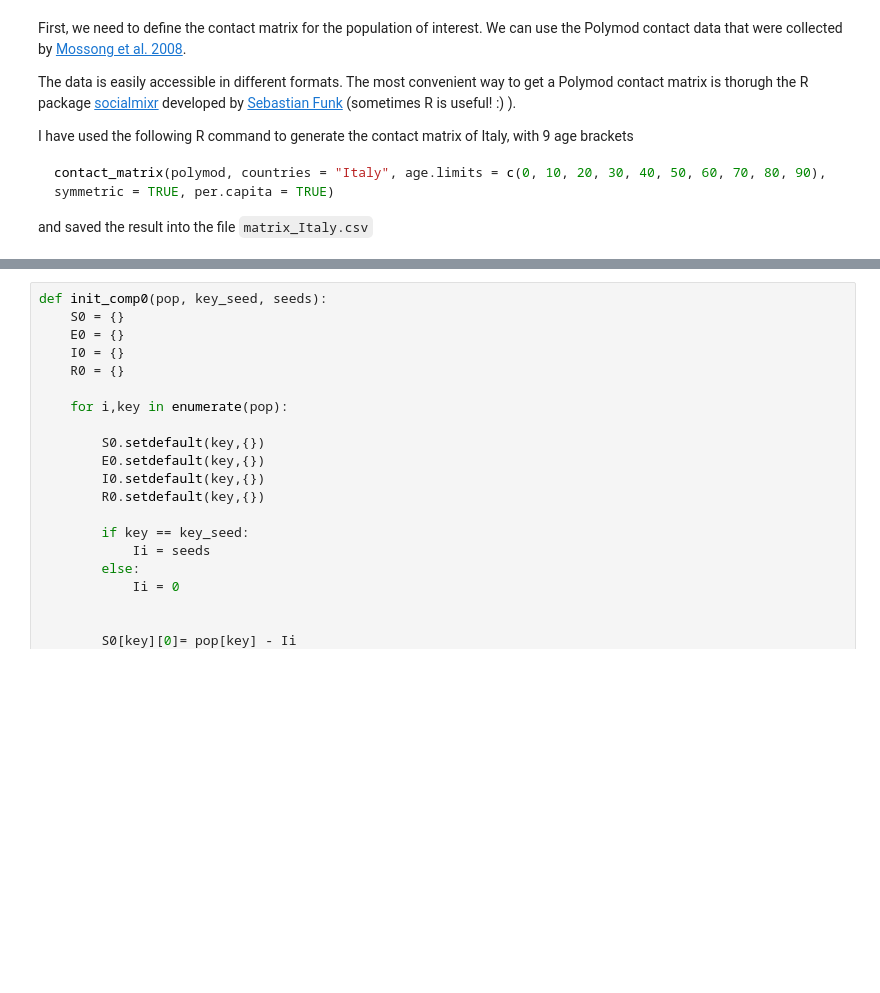
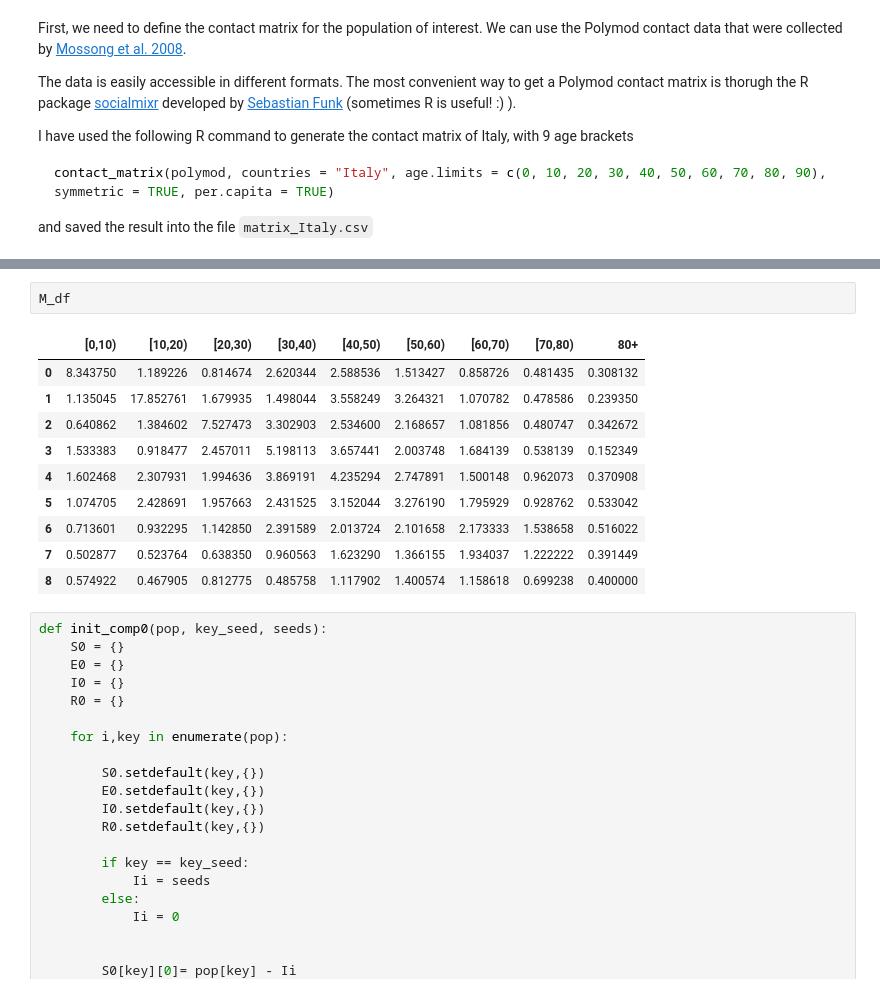
Before and after one commit to micheletizzoni/Digital_epidemiology, a Jupyter notebook: notebooks/nb01_epidemic_processes.ipynb, the cells around one changed output, grey strips where cells are left out. Drawn from its saved outputs; the diff is of its cells as text; blank space fills up the shorter version.

```diff
--- a/notebooks/nb01_epidemic_processes.ipynb
+++ b/notebooks/nb01_epidemic_processes.ipynb
@@ -442,3 +445,16 @@ plt.ylabel('age class participant')
+# %%
+M_df
+# %% [output]
+|  | [0,10) | [10,20) | [20,30) | [30,40) | [40,50) | [50,60) | [60,70) | [70,80) | 80+ |
+| 0 | 8.343750 | 1.189226 | 0.814674 | 2.620344 | 2.588536 | 1.513427 | 0.858726 | 0.481435 | 0.308132 |
+| 1 | 1.135045 | 17.852761 | 1.679935 | 1.498044 | 3.558249 | 3.264321 | 1.070782 | 0.478586 | 0.239350 |
+| 2 | 0.640862 | 1.384602 | 7.527473 | 3.302903 | 2.534600 | 2.168657 | 1.081856 | 0.480747 | 0.342672 |
+| 3 | 1.533383 | 0.918477 | 2.457011 | 5.198113 | 3.657441 | 2.003748 | 1.684139 | 0.538139 | 0.152349 |
+| 4 | 1.602468 | 2.307931 | 1.994636 | 3.869191 | 4.235294 | 2.747891 | 1.500148 | 0.962073 | 0.370908 |
+| 5 | 1.074705 | 2.428691 | 1.957663 | 2.431525 | 3.152044 | 3.276190 | 1.795929 | 0.928762 | 0.533042 |
+| 6 | 0.713601 | 0.932295 | 1.142850 | 2.391589 | 2.013724 | 2.101658 | 2.173333 | 1.538658 | 0.516022 |
+| 7 | 0.502877 | 0.523764 | 0.638350 | 0.960563 | 1.623290 | 1.366155 | 1.934037 | 1.222222 | 0.391449 |
+| 8 | 0.574922 | 0.467905 | 0.812775 | 0.485758 | 1.117902 | 1.400574 | 1.158618 | 0.699238 | 0.400000 |
 # %%
 def init_comp0(pop, key_seed, seeds):
     S0 = {}
```
Also changed, not shown: parts of 4 cells of this notebook, 5 other files.
